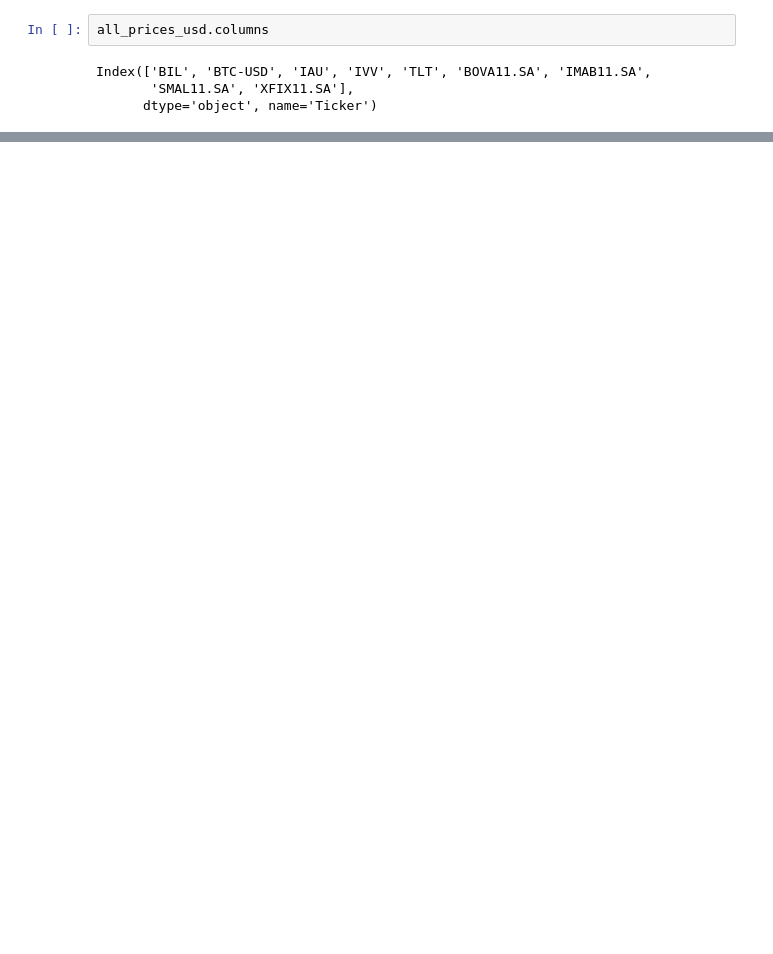
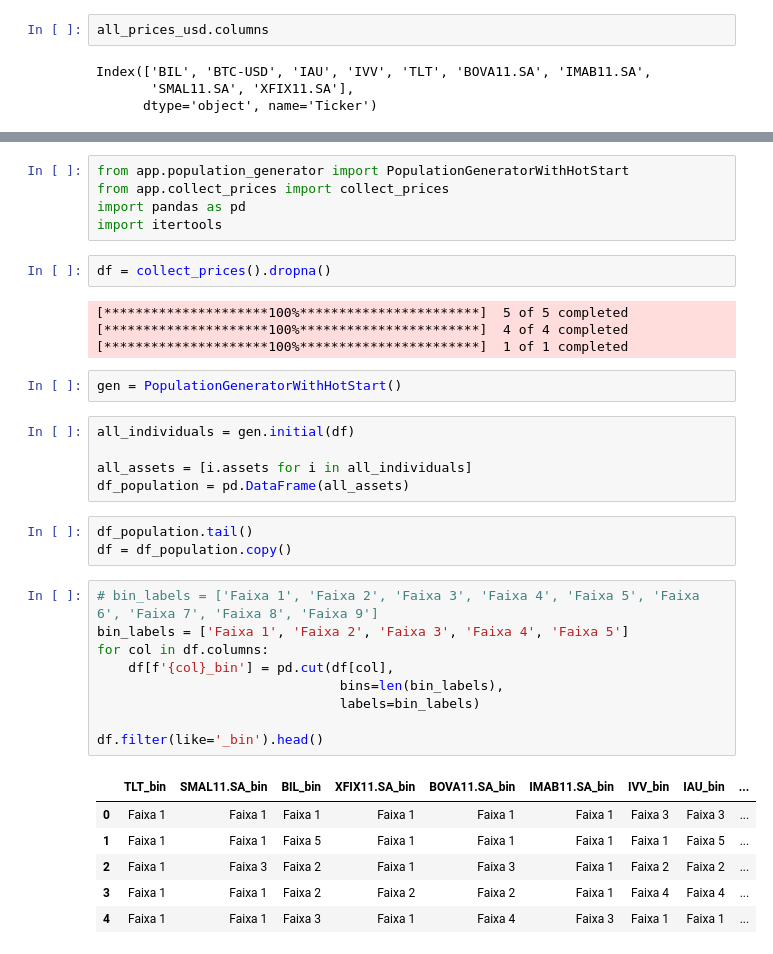
Before and after one commit to AlexandreSabino/fiap-tech-challenge-genetic-algorithm, a Jupyter notebook: notebooks/load_data.ipynb, the cells around one changed output, grey strips where cells are left out. Drawn from its saved outputs; the diff is of its cells as text; blank space fills up the shorter version.

```diff
--- a/notebooks/load_data.ipynb
+++ b/notebooks/load_data.ipynb
@@ -61 +61,38 @@ XFIX11.SA    0.047336
 dtype: float64
+# %%
+from app.population_generator import PopulationGeneratorWithHotStart
+from app.collect_prices import collect_prices
+import pandas as pd
+import itertools
+# %%
+df = collect_prices().dropna()
+# %% [output]
+[*********************100%***********************]  5 of 5 completed
+[*********************100%***********************]  4 of 4 completed
+[*********************100%***********************]  1 of 1 completed
+# %%
+gen = PopulationGeneratorWithHotStart()
+# %%
+all_individuals = gen.initial(df)
+
+all_assets = [i.assets for i in all_individuals]
+df_population = pd.DataFrame(all_assets)
+# %%
+df_population.tail()
+df = df_population.copy()
+# %%
+# bin_labels = ['Faixa 1', 'Faixa 2', 'Faixa 3', 'Faixa 4', 'Faixa 5', 'Faixa 6', 'Faixa 7', 'Faixa 8', 'Faixa 9']
+bin_labels = ['Faixa 1', 'Faixa 2', 'Faixa 3', 'Faixa 4', 'Faixa 5']
+for col in df.columns:
+    df[f'{col}_bin'] = pd.cut(df[col],
+                               bins=len(bin_labels),
+                               labels=bin_labels)
+
+df.filter(like='_bin').head()
+# %% [output]
+|  | TLT_bin | SMAL11.SA_bin | BIL_bin | XFIX11.SA_bin | BOVA11.SA_bin | IMAB11.SA_bin | IVV_bin | IAU_bin | ... |
+| 0 | Faixa 1 | Faixa 1 | Faixa 1 | Faixa 1 | Faixa 1 | Faixa 1 | Faixa 3 | Faixa 3 | ... |
+| 1 | Faixa 1 | Faixa 1 | Faixa 5 | Faixa 1 | Faixa 1 | Faixa 1 | Faixa 1 | Faixa 5 | ... |
+| 2 | Faixa 1 | Faixa 3 | Faixa 2 | Faixa 1 | Faixa 3 | Faixa 1 | Faixa 2 | Faixa 2 | ... |
+| 3 | Faixa 1 | Faixa 1 | Faixa 2 | Faixa 2 | Faixa 2 | Faixa 1 | Faixa 4 | Faixa 4 | ... |
+| 4 | Faixa 1 | Faixa 1 | Faixa 3 | Faixa 1 | Faixa 4 | Faixa 3 | Faixa 1 | Faixa 1 | ... |
```
Also changed, not shown: parts of 11 cells of this notebook, 5 other files.
